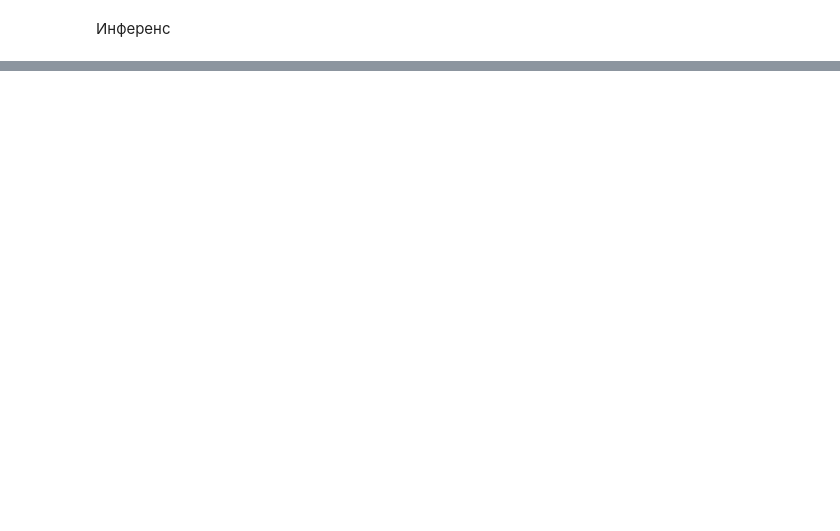
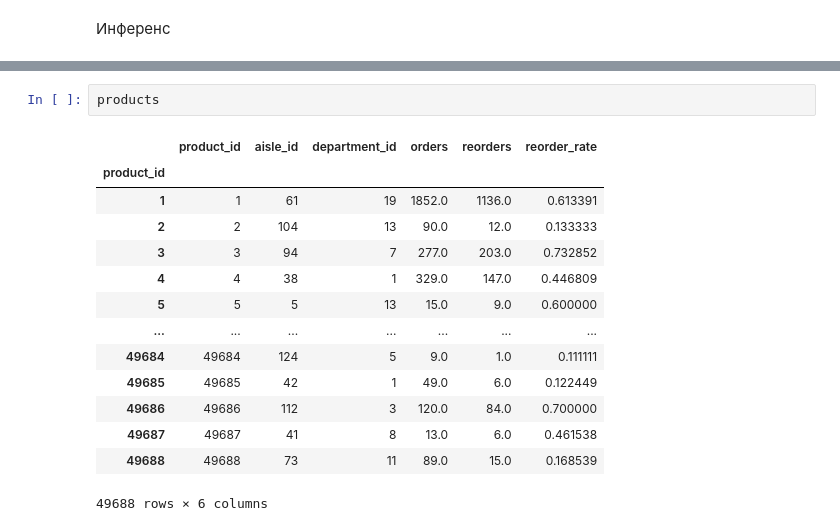
Before and after one commit to GymBros-Marketplace/service-recommendation, a Jupyter notebook: src/ml/notebooks/baseline.ipynb, the cells around one changed output, grey strips where cells are left out. Cells and saved outputs as stored; diff of their text form; blank space fills up the shorter version.

```diff
--- a/src/ml/notebooks/baseline.ipynb
+++ b/src/ml/notebooks/baseline.ipynb
@@ -568,0 +698,17 @@ rec_model = RecommendationModel(orders_df, order_products_df)
+# %%
+products
+# %% [output]
+|  | product_id | aisle_id | department_id | orders | reorders | reorder_rate |
+| product_id |  |  |  |  |  |  |
+| 1 | 1 | 61 | 19 | 1852.0 | 1136.0 | 0.613391 |
+| 2 | 2 | 104 | 13 | 90.0 | 12.0 | 0.133333 |
+| 3 | 3 | 94 | 7 | 277.0 | 203.0 | 0.732852 |
+| 4 | 4 | 38 | 1 | 329.0 | 147.0 | 0.446809 |
+| 5 | 5 | 5 | 13 | 15.0 | 9.0 | 0.600000 |
+| ... | ... | ... | ... | ... | ... | ... |
+| 49684 | 49684 | 124 | 5 | 9.0 | 1.0 | 0.111111 |
+| 49685 | 49685 | 42 | 1 | 49.0 | 6.0 | 0.122449 |
+| 49686 | 49686 | 112 | 3 | 120.0 | 84.0 | 0.700000 |
+| 49687 | 49687 | 41 | 8 | 13.0 | 6.0 | 0.461538 |
+| 49688 | 49688 | 73 | 11 | 89.0 | 15.0 | 0.168539 |
+49688 rows × 6 columns
```
Also changed, not shown: parts of 26 cells of this notebook, 2 other files.
